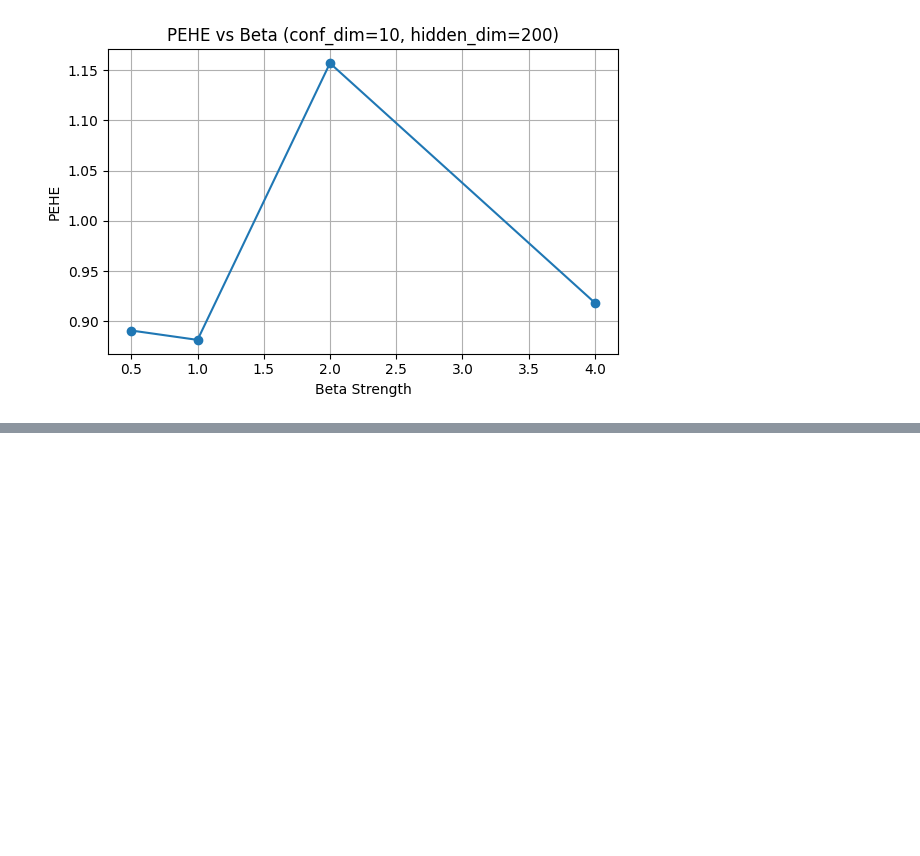
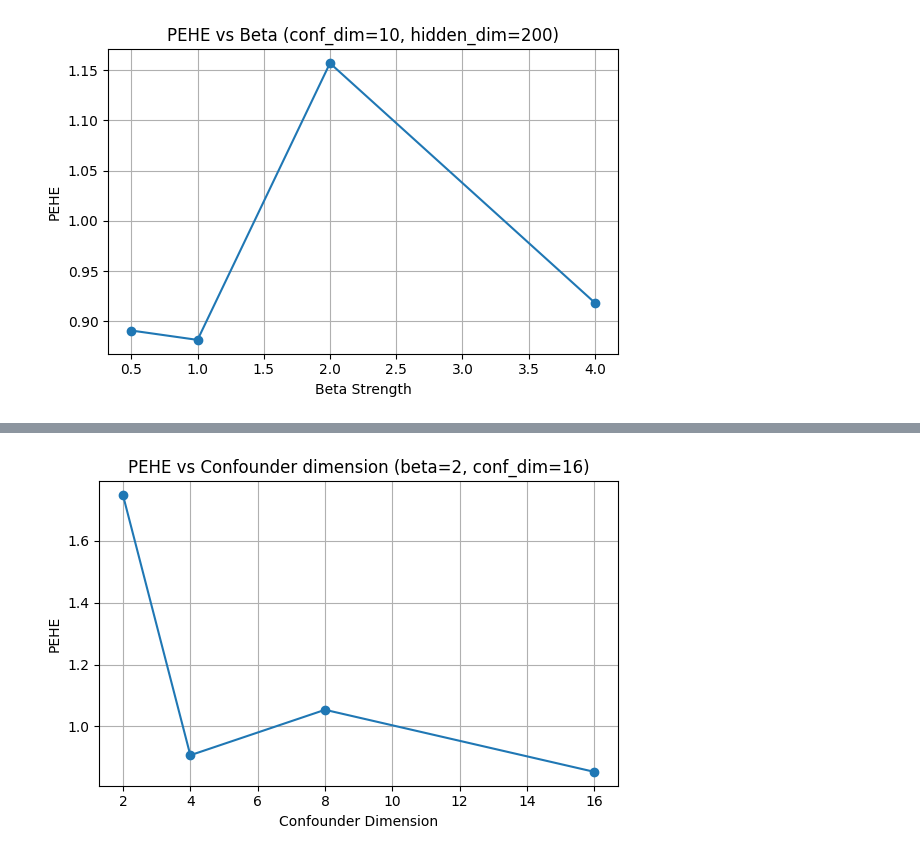
Before and after one commit to Sylvia232/COMPSCI-675D-Final-Project, a Jupyter notebook: RealDataset_Tarnet_VaryingBeta&Dim.ipynb, the cells around one changed output, grey strips where cells are left out. Saved outputs shown, nothing was run; the diff lists cells and outputs as text; code cells hidden in the pictures; blank space fills up the shorter version.

```diff
--- a/RealDataset_Tarnet_VaryingBeta&Dim.ipynb
+++ b/RealDataset_Tarnet_VaryingBeta&Dim.ipynb
@@ -450,5 +447,5 @@ for conf_dim in confounder_dims:
     ite_pred, ite_true, *_ = evaluate_model(model, test_loader)
     pehe = np.sqrt(np.mean((ite_pred - ite_true) ** 2))
 
-    pehe_hidden.append(pehe)
+    pehe_confounder.append(pehe)
     print(f"PEHE at confounder dim={conf_dim}: {pehe:.4f}")
@@ -455,9 +470,11 @@ for conf_dim in confounder_dims:
 # %%
 plt.figure(figsize=(6,4))
 plt.plot(confounder_dims, pehe_confounder, marker='o')
-plt.title(f"PEHE vs Hidden Dim (beta={beta}, conf_dim={conf_dim})")
-plt.xlabel("Hidden Dimension")
+plt.title(f"PEHE vs Confounder dimension (beta={beta}, conf_dim={conf_dim})")
+plt.xlabel("Confounder Dimension")
 plt.ylabel("PEHE")
 plt.grid(True)
 plt.tight_layout()
 plt.show()
+# %% [output]
+[figure, added]
```
Also changed, not shown: parts of 3 cells of this notebook.
